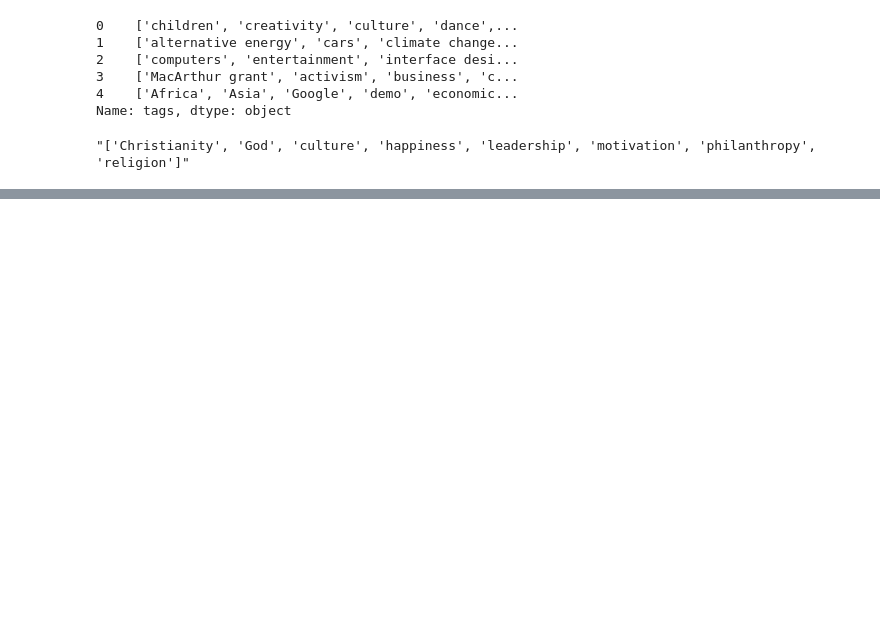
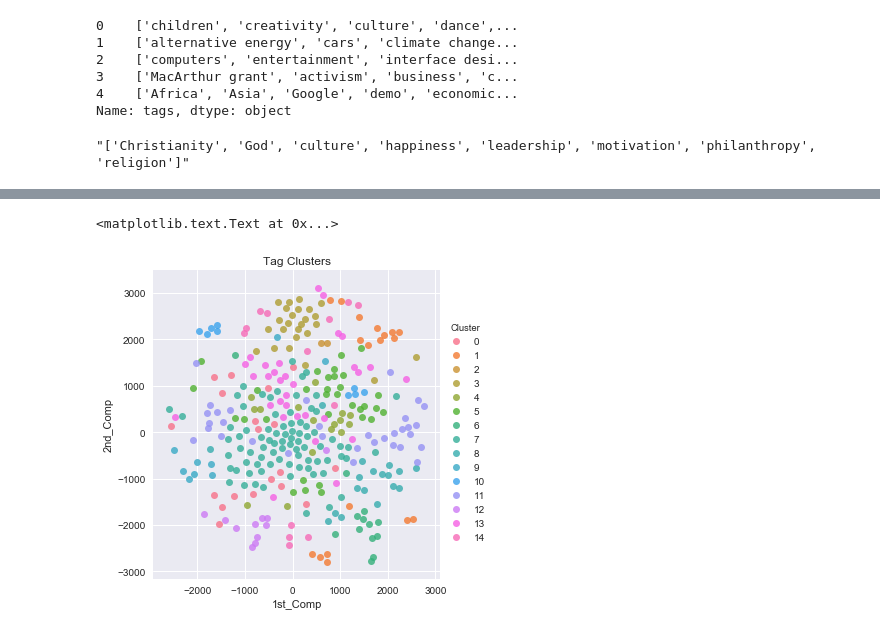
Before and after one commit to TristanMoser/213Project, a Jupyter notebook: Tristan.ipynb, the cells around one changed output, grey strips where cells are left out. Saved outputs shown, nothing was run; the diff lists cells and outputs as text; code cells hidden in the pictures; blank space fills up the shorter version.

```diff
--- a/Tristan.ipynb
+++ b/Tristan.ipynb
@@ -318,2 +221,0 @@ data.head()
-# %%
-data['Fascinating'] = data['Fascinating'].astype(int)
@@ -344,0 +247,18 @@ sns.regplot(x="related_views", y="views", data=data)
+# %%
+#Extract all tags from list of lists
+listed = [item for sublist in destring for item in sublist]
+listed = pd.Series(listed)
+
+#Only take unique tags
+lists = list(listed.unique())
+
+#Remove phrases and hyphenated words
+lists2 = [ x for x in lists if " " not in x ]
+lists2 = [ x for x in lists2 if "-" not in x ]
+# %%
+#Remove anomaly words
+lists2.remove('archaeology')
+lists2.remove('TEDYouth')
+lists2.remove('deextinction')
+lists2.remove('blockchain')
+lists2.remove('TEDNYC')
@@ -344,0 +271,29 @@ sns.regplot(x="related_views", y="views", data=data)
+# %%
+#List containing each word
+labels = []
+#List containing the vector representation of each word
+tokens = []
+
+#Populate lists
+for word in lists2:
+    tokens.append(model[word])
+    labels.append(word)
+
+#TSNE model for 2D representation
+tsne_model = TSNE(perplexity=40, n_components=2, init='pca', n_iter=100000, random_state=17,learning_rate=5500)
+new_values = tsne_model.fit_transform(tokens)
+
+#K-Means model to assign similar clusters
+kmeans = KMeans(n_clusters=15,n_init=200)
+kmeans.fit(tokens)
+clusters = kmeans.predict(tokens)
+
+#DataFrame we will use to plot
+df_tsne = pd.DataFrame(new_values, columns=['1st_Comp', '2nd_Comp'])
+df_tsne['Cluster'] = clusters
+
+sns.lmplot(x='1st_Comp', y='2nd_Comp', data=df_tsne, hue='Cluster', fit_reg=False)
+plt.title("Tag Clusters")
+# %% [output]
+<matplotlib.text.Text at 0x...>
+[figure, added]
```
Also changed, not shown: parts of 96 cells of this notebook.
